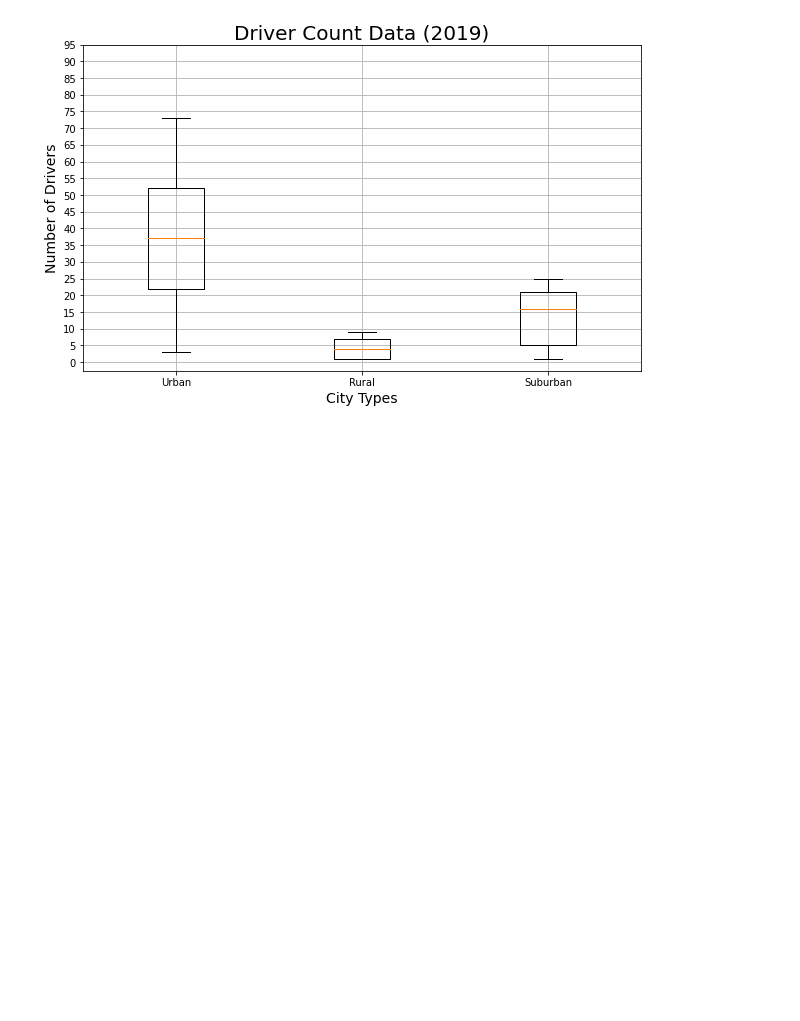
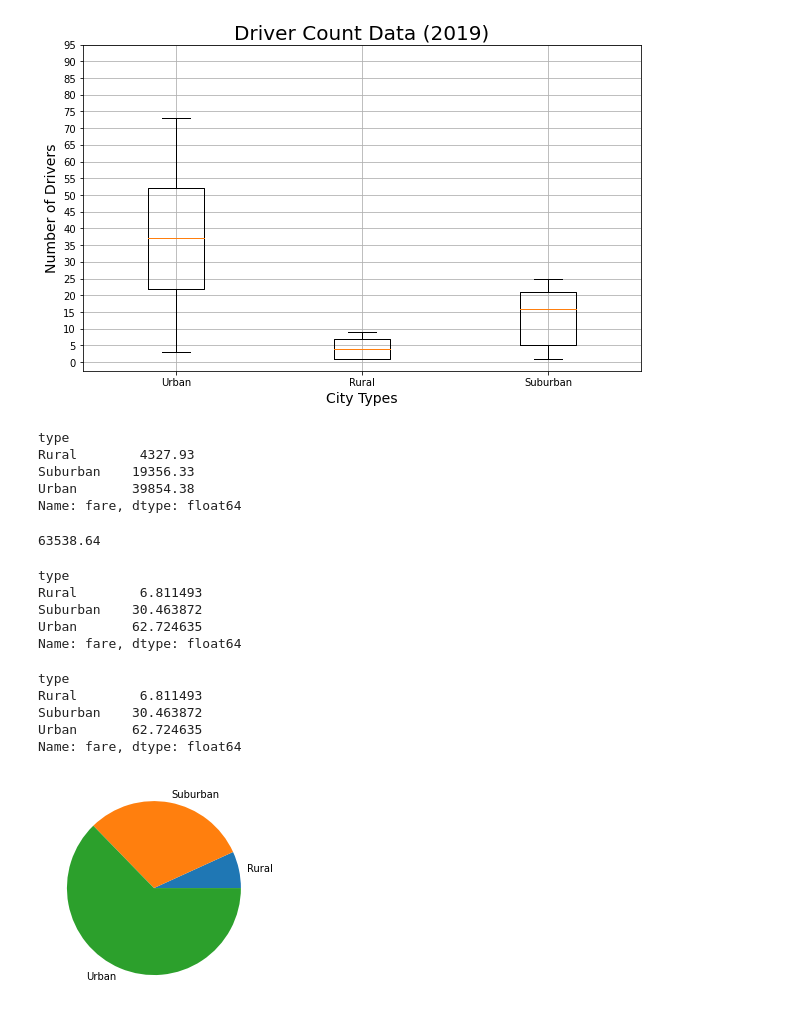
Before and after one commit to Brit0812/PyBer_Analysis, a Jupyter notebook: PyBer.ipynb, the cells around one changed output. Drawn from its saved outputs; the diff is of its cells as text; code cells hidden in the pictures; blank space fills up the shorter version.

```diff
--- a/PyBer.ipynb
+++ b/PyBer.ipynb
@@ -833,3 +833,45 @@ plt.savefig("analysis/Fig4.png")
 plt.show()
 # %% [output]
 [figure]
+# %%
+#gather the sum of the fares by city type so we can make a pie chart
+sum_fares_by_type= pyber_data_df.groupby(['type']).sum()["fare"]
+sum_fares_by_type
+# %% [output]
+type
+Rural        4327.93
+Suburban    19356.33
+Urban       39854.38
+Name: fare, dtype: float64
+# %%
+#total fares
+total_fares= pyber_data_df["fare"].sum()
+total_fares
+# %% [output]
+63538.64
+# %%
+#fare percentages- by city type
+type_percents= sum_fares_by_type/total_fares *100
+type_percents
+# %% [output]
+type
+Rural        6.811493
+Suburban    30.463872
+Urban       62.724635
+Name: fare, dtype: float64
+# %%
+#a nicer cleaner version- all of the above made into one chunk of code
+type_percent= pyber_data_df.groupby(["type"]).sum()["fare"]/pyber_data_df["fare"].sum() *100
+type_percent
+# %% [output]
+type
+Rural        6.811493
+Suburban    30.463872
+Urban       62.724635
+Name: fare, dtype: float64
+# %%
+#pie time
+plt.pie(type_percent, labels=["Rural", "Suburban", "Urban"])
+plt.show()
+# %% [output]
+[figure, added]
```
Also changed, not shown: parts of 2 cells of this notebook, 1 other file.
